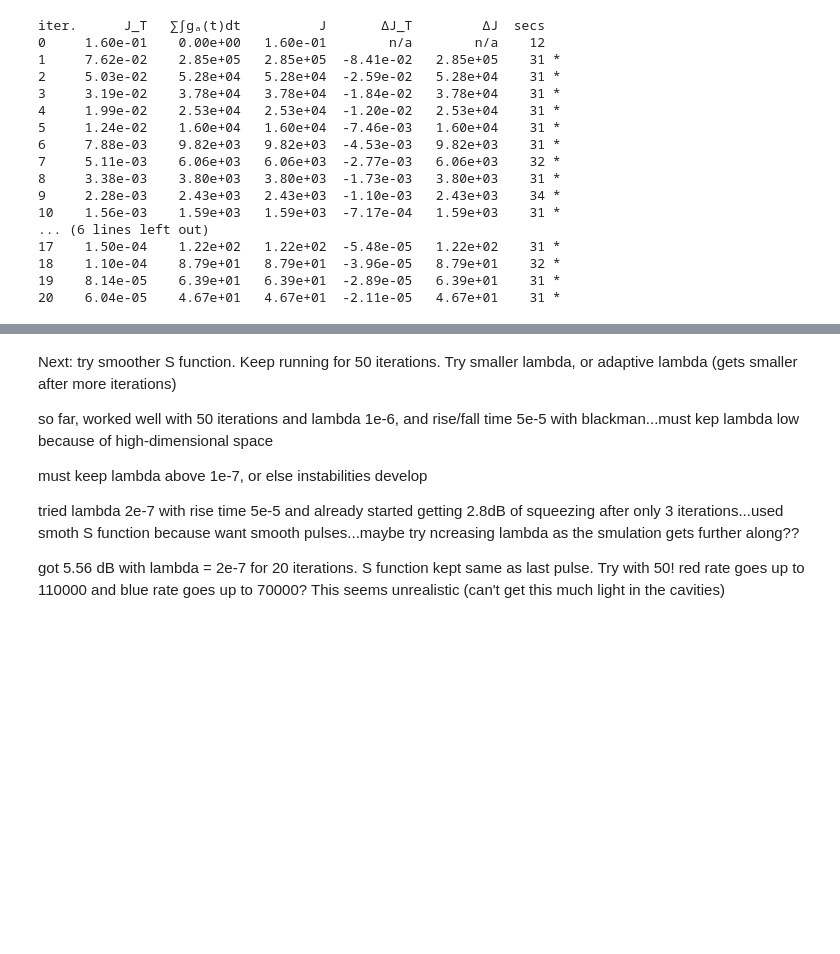
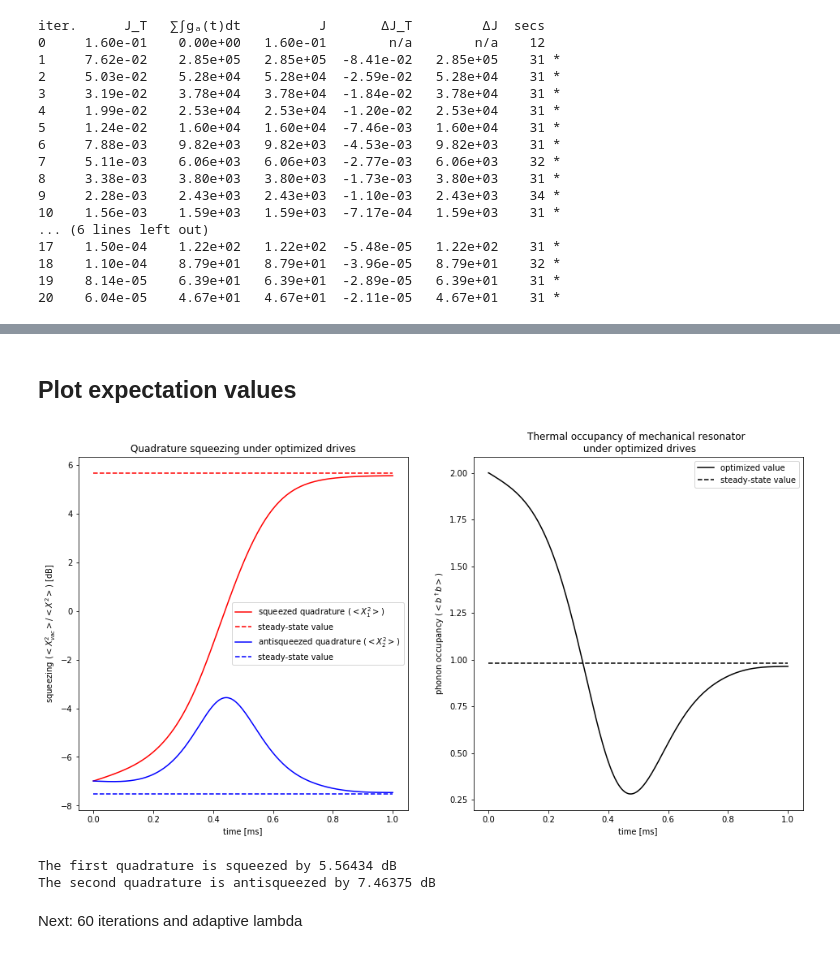
Before and after one commit to LucaTalamo/phys5070_final_project, a Jupyter notebook: mixed_state_optomechanical_squeezing.ipynb, the cells around one changed output, grey strips where cells are left out. Cells and saved outputs as stored; diff of their text form; code cells hidden in the pictures; blank space fills up the shorter version.

```diff
--- a/mixed_state_optomechanical_squeezing.ipynb
+++ b/mixed_state_optomechanical_squeezing.ipynb
@@ -435,10 +433,68 @@ plt.show()
-# %% [markdown]
-Next: try smoother S function. Keep running for 50 iterations. Try smaller lambda, or adaptive lambda (gets smaller after more iterations)
-
-so far, worked well with 50 iterations and lambda 1e-6, and rise/fall time 5e-5 with blackman...must kep lambda low because of high-dimensional space
-
-must keep lambda above 1e-7, or else instabilities develop
-
-tried lambda 2e-7 with rise time 5e-5 and already started getting 2.8dB of squeezing after only 3 iterations...used smoth S function because  want smooth pulses...maybe try ncreasing lambda as the smulation gets further along??
-
-got 5.56 dB with lambda = 2e-7 for 20 iterations. S function kept same as last pulse. Try with 50! red rate goes up to 110000 and blue rate goes up to 70000? This seems unrealistic (can't get this much light in the cavities)
+# %% [markdown]
+## Plot expectation values
+# %%
+## plots
+fig, (ax1, ax2) = plt.subplots(1,2,figsize = (16,8))
+
+# plot squeezed and antisqueezed quadratures
+ax1.plot(
+    tlist2 * 1000,
+    quad2_dB(optimized_dynamics_expec.expect[0], Nb),
+    label=r'squeezed quadrature ($<X_1^2>$)',
+    color = 'red'
+)
+ax1.plot(
+    tlist2 * 1000,
+    quad2_dB(guess_dynamics.expect[0][-1]*np.ones_like(tlist2), Nb),
+    label=r'steady-state value',
+    color = 'red',
+    linestyle = '--'
+)
+ax1.plot(
+    tlist2 * 1000,
+    quad2_dB(optimized_dynamics_expec.expect[1], Nb),
+    label=r'antisqueezed quadrature ($<X_2^2>$)',
+    color = 'blue'
+)
+ax1.plot(
+    tlist2 * 1000,
+    quad2_dB(guess_dynamics.expect[1][-1]*np.ones_like(tlist2), Nb),
+    label=r'steady-state value',
+    color = 'blue',
+    linestyle = '--'
+)
+ax1.legend()
+ax1.set_xlabel('time [ms]')
+ax1.set_ylabel(r'squeezing ($<X_{vac}^2>/<X^2>$) [dB]')
+ax1.set_title('Quadrature squeezing under optimized drives')
+
+# plot mechanical phonon number
+ax2.plot(
+    tlist2 * 1000,
+    optimized_dynamics_expec.expect[2],
+    label=r'optimized value',
+    color = 'black',
+)
+ax2.plot(
+    tlist2 * 1000,
+    guess_dynamics.expect[2][-1]*np.ones_like(tlist2),
+    label='steady-state value',
+    color = 'black',
+    linestyle = '--'
+)
+ax2.legend()
+ax2.set_xlabel('time [ms]')
+ax2.set_ylabel(r'phonon occupancy ($<b^\dagger b>$)')
+ax2.set_title('Thermal occupancy of mechanical resonator \n under optimized drives')
+
+plt.show()
+
+## print optimized quadtraure squeezing value
+print('The first quadrature is squeezed by %g dB' % quad2_dB(optimized_dynamics_expec.expect[0], Nb)[-1])
+print('The second quadrature is antisqueezed by %g dB' % -quad2_dB(optimized_dynamics_expec.expect[1], Nb)[-1])
+# %% [output]
+[figure, added]
+The first quadrature is squeezed by 5.56434 dB
+The second quadrature is antisqueezed by 7.46375 dB
+# %% [markdown]
+Next: 60 iterations and adaptive lambda
```
Also changed, not shown: parts of 21 cells of this notebook.
